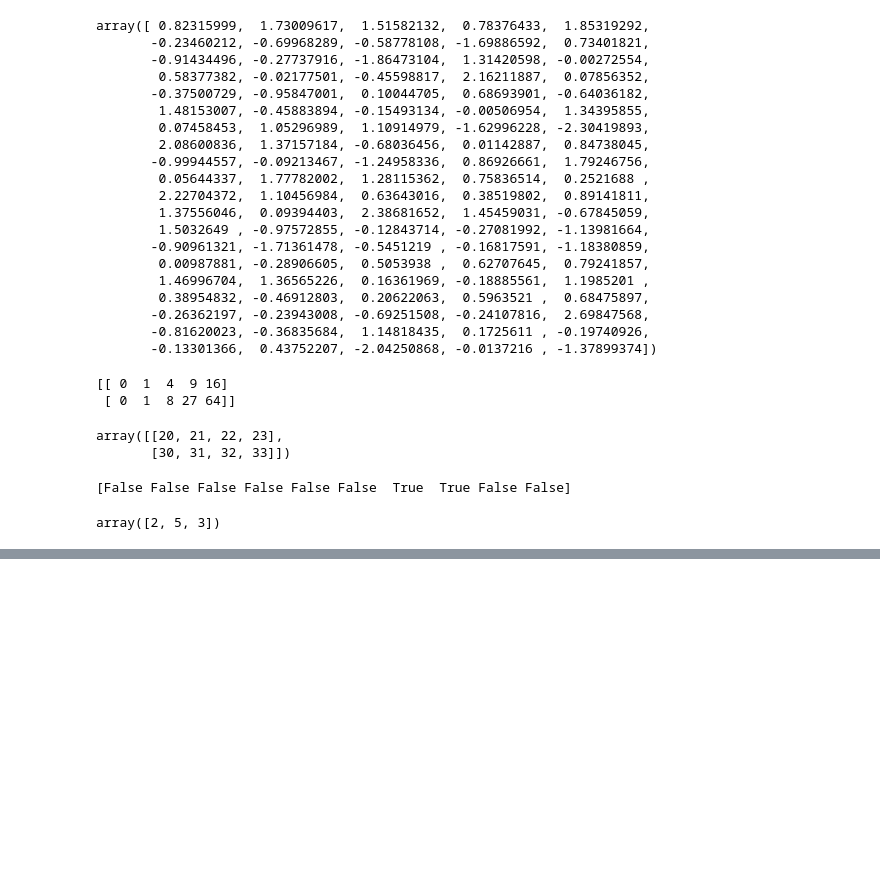
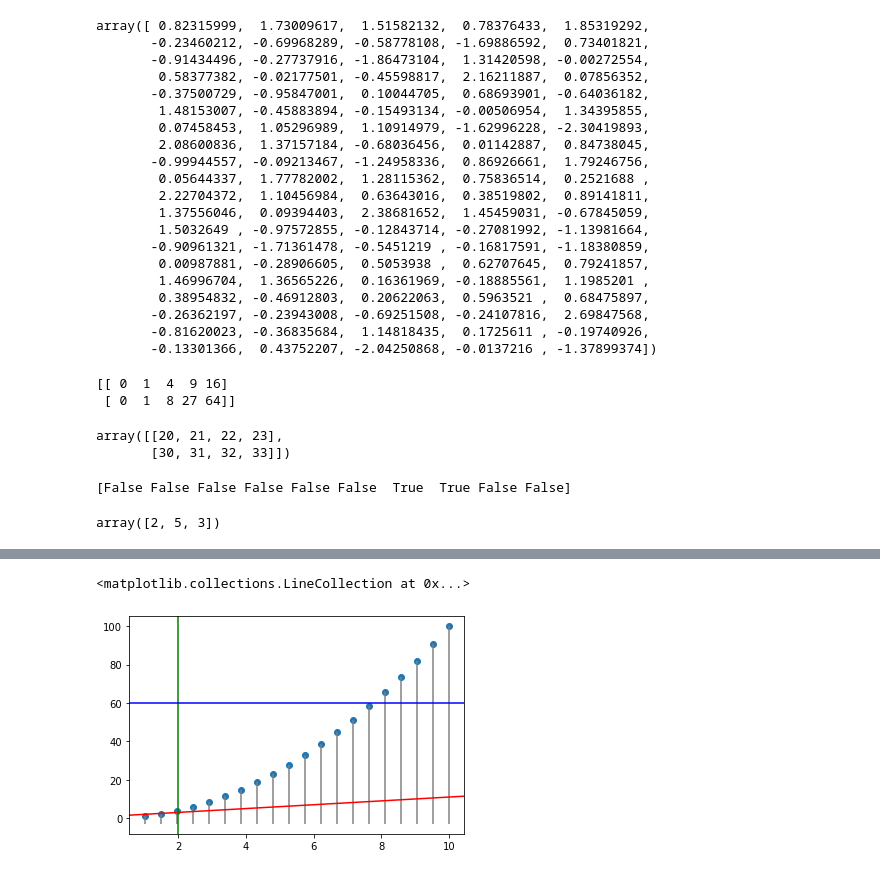
Before and after one commit to Allen13x/Intro2Py, a Jupyter notebook: Python4science.ipynb, the cells around one changed output, grey strips where cells are left out. Cells and saved outputs as stored; diff of their text form; code cells hidden in the pictures; blank space fills up the shorter version.

```diff
--- a/Python4science.ipynb
+++ b/Python4science.ipynb
@@ -97,0 +250,13 @@ array([2, 5, 3])
+# %%
+fig , ax = plt.subplots(1,1)
+x = np.linspace(1,10,20)
+y=x**2
+ax.scatter(x,y)
+
+ax.axline((1,2), slope=1, color='red')
+ax.axvline(x=2, color='green') # same as ax.axline((2,0), slope=np.inf)
+ax.axhline(y=60, color='blue') # same as ax.axline((0,60), slope=0)
+ax.vlines(x,-3, y, color = 'gray')
+# %% [output]
+<matplotlib.collections.LineCollection at 0x...>
+[figure, added]
```
Also changed, not shown: parts of 20 cells of this notebook.
